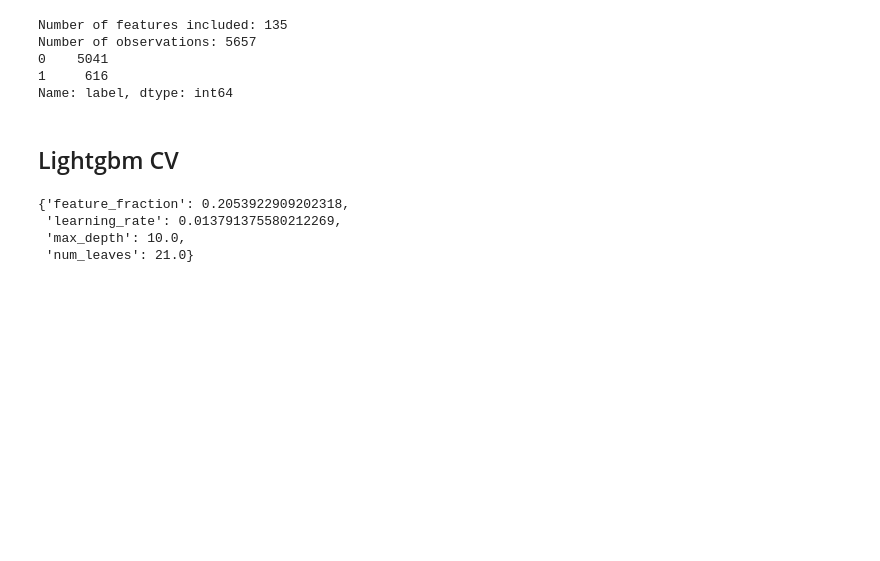
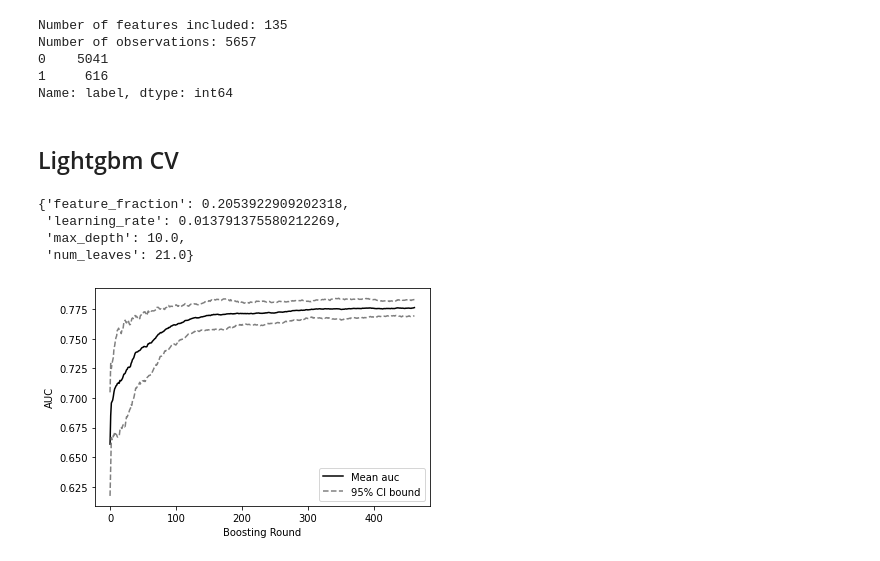
Before and after one commit to kewellcjj/sepsis-detection, a Jupyter notebook: Lightgbm_Model.ipynb, the cells around one changed output. Cells and saved outputs as stored; diff of their text form; code cells hidden in the pictures; blank space fills up the shorter version.

```diff
--- a/Lightgbm_Model.ipynb
+++ b/Lightgbm_Model.ipynb
@@ -137,6 +212,21 @@ lgbm_best
  'learning_rate': 0.013791375580212269,
  'max_depth': 10.0,
  'num_leaves': 21.0}
+# %%
+train_auc_df = pd.DataFrame(dict(auc =trials.best_trial['result']['auc-mean'], std=trials.best_trial['result']['auc-std']))
+train_auc_df['auc_l'] = train_auc_df['auc'] - 1.96 * train_auc_df['std']
+train_auc_df['auc_h'] = train_auc_df['auc'] + 1.96 * train_auc_df['std']
+
+plt.plot(train_auc_df['auc'], 'k-', label='Mean auc')
+plt.plot(train_auc_df['auc_l'], '--', color='gray', label='95% CI bound')
+plt.plot(train_auc_df['auc_h'], '--', color='gray')
+plt.xlabel('Boosting Round')
+plt.ylabel('AUC')
+plt.legend()
+# plt.title('AUC Curve on 5-fold cross validation lightgbm model')
+plt.savefig('lightgbm-auc.jpg')
+# %% [output]
+[figure, added]
 # %%
 # dir(res['cvbooster'])
 feature_imp = np.zeros((X.shape[1]))
```
Also changed, not shown: parts of 11 cells of this notebook.
